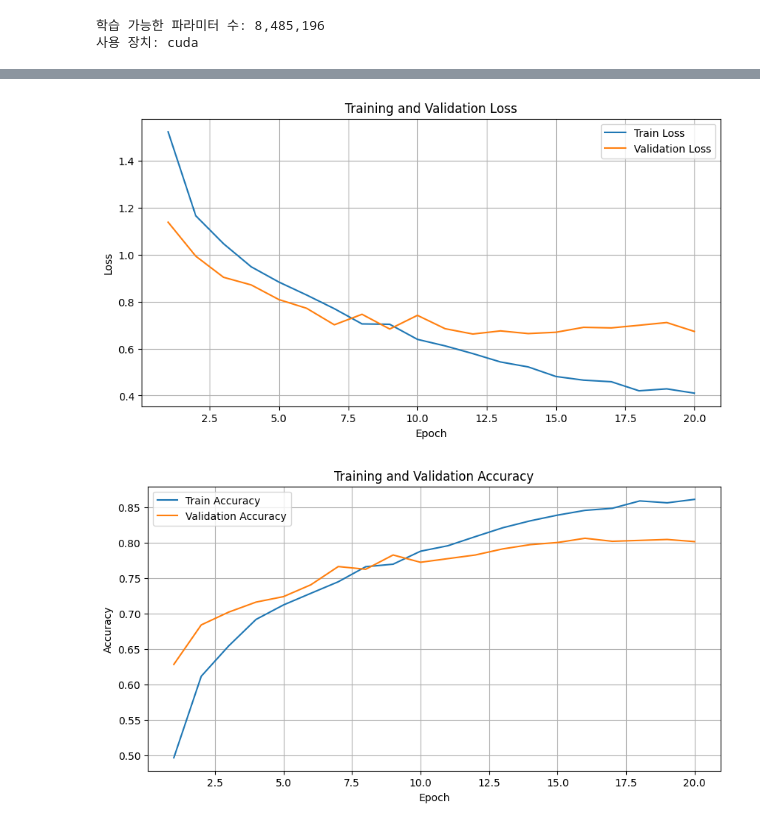
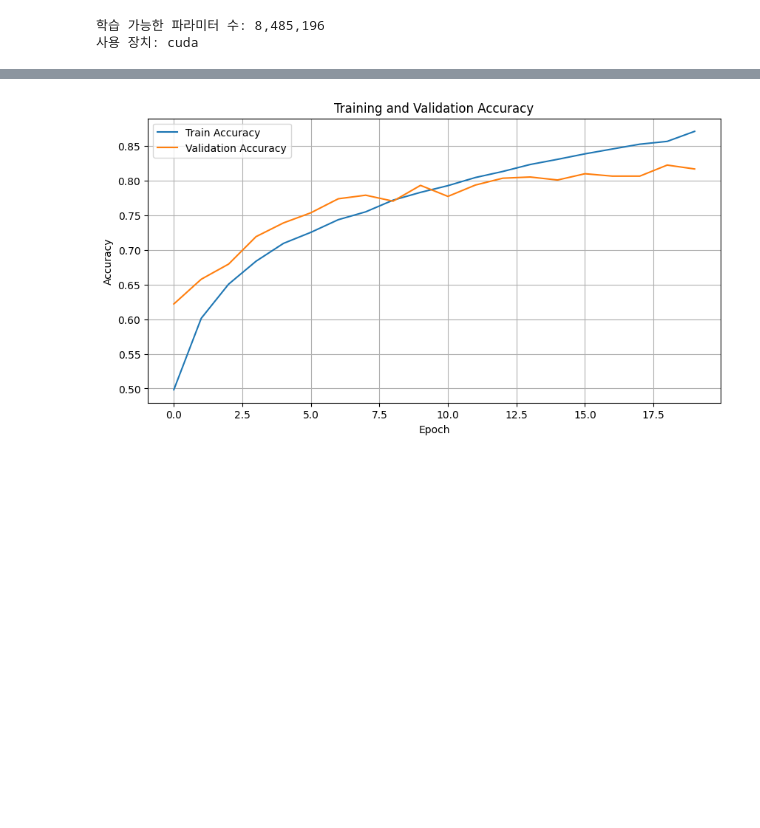
Before and after one commit to amicable594-beep/garbage-classification, a Jupyter notebook: garbage_classification_final.ipynb, the cells around one changed output, grey strips where cells are left out. Drawn from its saved outputs; the diff is of its cells as text; code cells hidden in the pictures; blank space fills up the shorter version.

```diff
--- a/garbage_classification_final.ipynb
+++ b/garbage_classification_final.ipynb
@@ -679,30 +733,16 @@ Epoch에 따른 학습 데이터와 검증 데이터의 손실값 및 정확도
 # %%
-# 손실값 그래프
+# 학습 및 검증 정확도 그래프
+
 plt.figure(figsize=(10, 5))
 
-plt.plot(range(1, EPOCHS + 1), train_losses, label="Train Loss")
-plt.plot(range(1, EPOCHS + 1), val_losses, label="Validation Loss")
-
-plt.xlabel("Epoch")
-plt.ylabel("Loss")
-plt.title("Training and Validation Loss")
-plt.legend()
-plt.grid()
-plt.show()
-
-
-# 정확도 그래프
-plt.figure(figsize=(10, 5))
-
-plt.plot(range(1, EPOCHS + 1), train_accuracies, label="Train Accuracy")
-plt.plot(range(1, EPOCHS + 1), val_accuracies, label="Validation Accuracy")
+plt.plot(history["train_acc"], label="Train Accuracy")
+plt.plot(history["val_acc"], label="Validation Accuracy")
 
 plt.xlabel("Epoch")
 plt.ylabel("Accuracy")
 plt.title("Training and Validation Accuracy")
 plt.legend()
-plt.grid()
+plt.grid(True)
 plt.show()
 # %% [output]
-[figure, old version]
+[figure, new version]
-[figure, removed]
```
Also changed, not shown: parts of 33 cells of this notebook.
